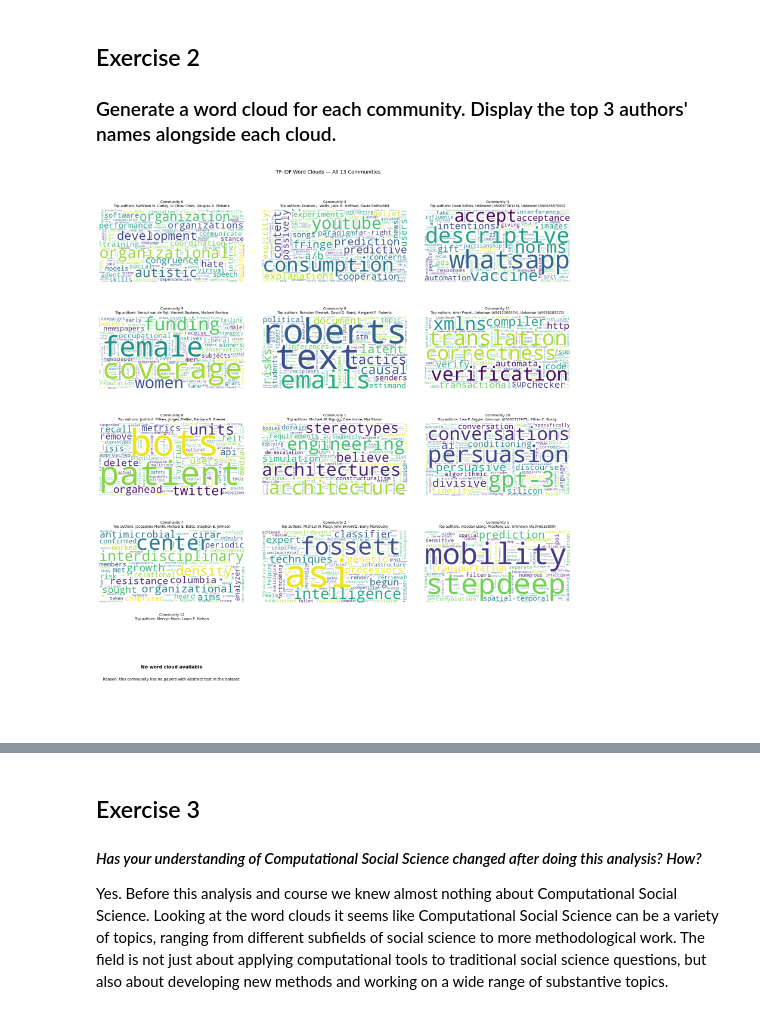
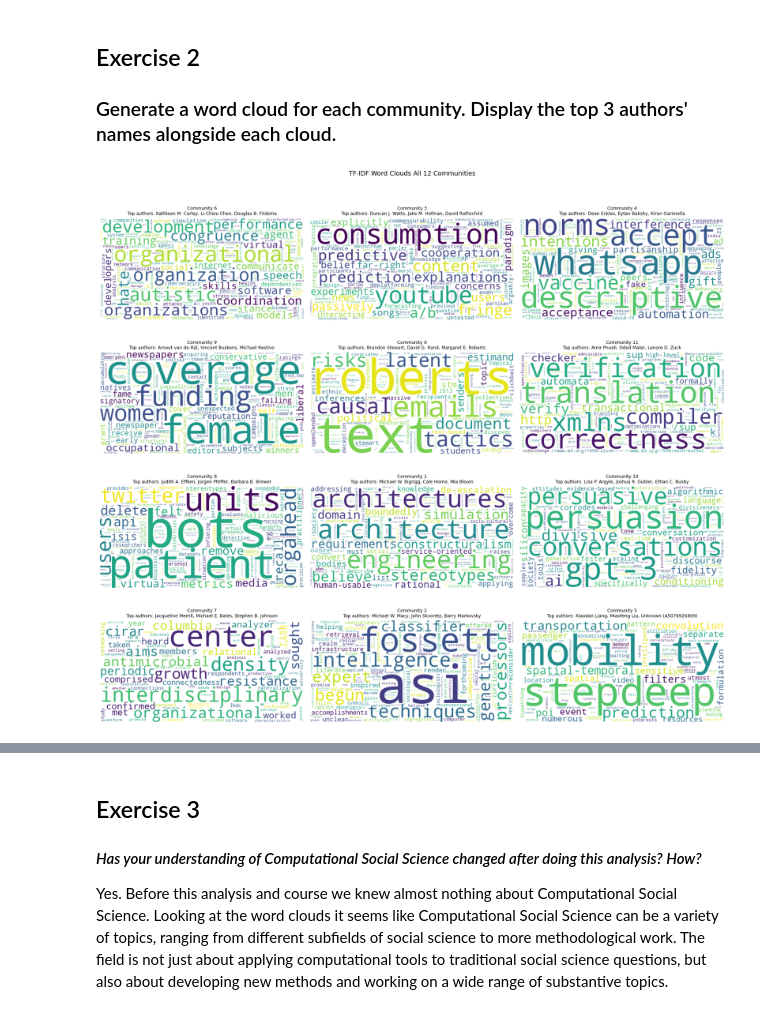
Before and after one commit to oggefaderen/CompSci, a Jupyter notebook: Assignment2/Assignment2.ipynb, the cells around one changed output, grey strips where cells are left out. Saved outputs shown, nothing was run; the diff lists cells and outputs as text; code cells hidden in the pictures.

```diff
--- a/Assignment2/Assignment2.ipynb
+++ b/Assignment2/Assignment2.ipynb
@@ -419,20 +419,20 @@ for word in all_words:
 # %% [output]
 IDF corpus size: N = 12 communities (excluding community 12 which has 0 tokens)
 # %%
-Missing_names = {'A5063557800': 'Kiran Garimella', 'A5012209374':'Oded Maler', 'A5076189272': 'Lenore D. Zuck', 'A5002312975': 'Joshua R. Gubler'}
+Missing_names = {'A5063557800': 'Kiran Garimella', 'A5012209374':'Oded Maler', 'A5076189272': 'Lenore D. Zuck', 'A5002312975': 'Joshua R. Gubler', 'A5006700143': 'Eytan Bakshy'}
 # %%
 # Load supplementary author file (short IDs: 'A5109219790', not full URLs)
 authors2_df = pd.read_csv('./final_authors2.csv')
 
-# CSV1 uses full URLs as IDs; CSV2 uses bare short codes — normalise CSV2 to match
+# CSV1 uses full URLs as IDs; CSV2 uses bare short codes. normalise CSV2 to match
 OPENALEX_BASE = 'https://openalex.org/'
-name_map_csv1 = dict(zip(authors_df['id'], authors_df['display_name']))
+name_map_csv1 = dict(zip(authors_df['id'], authors_df['display_name'])) #
 name_map_csv2 = {OPENALEX_BASE + sid: name for sid, name in zip(authors2_df['author_id'], authors2_df['display_name'])}
 
 # Manual fallback for authors absent from both CSVs (looked up by hand)
 manual_names  = {OPENALEX_BASE + sid: name for sid, name in Missing_names.items()}
 
-# Merge all three — CSV1 wins on overlap; manual entries fill remaining gaps
+# Merge all three CSV1 wins on overlap; manual entries fill remaining gaps
 combined_name_map = {**name_map_csv2, **manual_names, **name_map_csv1}
 
 def author_label(author_id):
@@ -455,34 +455,24 @@ for comm in top9_communities:
     print(f"Community {comm}:")
 
     top_tf_words = sorted(tf_community[comm].items(), key=lambda x: x[1], reverse=True)[:10]
-    print(f"  Top 10 TF words:     {[w for w, _ in top_tf_words]}")
+    print(f"Top 10 TF words: {[w for w, _ in top_tf_words]}")
 
     # Re-compute TF-IDF in-loop so the dict is up-to-date for the word-cloud cell
     tf_idf_community[comm] = {w: tf * idf.get(w, 0) for w, tf in tf_community[comm].items()}
     top_tfidf = sorted(tf_idf_community[comm].items(), key=lambda x: x[1], reverse=True)[:10]
-    print(f"  Top 10 TF-IDF words: {[w for w, _ in top_tfidf]}")
+    print(f"Top 10 TF-IDF words: {[w for w, _ in top_tfidf]}")
 
     top_authors = (
         community_df[community_df['community'] == comm]
         .sort_values(by=['degree', 'author_id'], ascending=[False, True])
         .head(3)
     )
-    print(f"  Top 3 authors:       {[author_label(a) for a in top_authors['author_id']]}")
+    print(f"Top 3 authors: {[author_label(a) for a in top_authors['author_id']]}")
 
     # Flag authors still missing after all three name sources
     for aid in top_authors['author_id']:
         if aid not in combined_name_map:
             still_missing.append((comm, aid))
     print()
-
-# Print terminal warning for any remaining unknowns
-if still_missing:
-    print("=" * 60)
-    print("WARNING: unresolved authors after CSV1 + CSV2 + manual dict:")
-    print("=" * 60)
-    for comm, aid in still_missing:
-        print(f"  Community {comm:2d}  |  {aid.rsplit('/', 1)[-1]}  |  {aid}")
-else:
-    print("All top-3 authors resolved.")
 # %% [output]
 Community 6:
@@ -516,7 +506,7 @@ IDF is what makes this work. It penalizes words based on how many communities co
 import numpy as np  # needed for atleast_1d
 
 # Order by community size so largest appear first; fit into 3-column grid
-communities_by_size = community_df['community'].value_counts().index.tolist()
+communities_by_size = [c for c in community_df['community'].value_counts().index if c != 12]  # exclude community 12 (no abstract data)
 n_cols = 3
 n_rows = math.ceil(len(communities_by_size) / n_cols)
 
@@ -526,36 +516,34 @@ axes_flat = np.atleast_1d(axes).flatten()
 for idx, comm in enumerate(communities_by_size):
     ax = axes_flat[idx]
 
-    # Use TF-IDF weights; fall back to raw TF if TF-IDF is empty
+    # Use TF-IDF weights fall back to raw TF if TF-IDF is empty
     frequencies = tf_idf_community.get(comm, {}) or tf_community.get(comm, {})
 
     # Resolve top-3 authors using combined_name_map (CSV1 + CSV2 + manual)
     top3 = (
-        community_df[community_df['community'] == comm]
-        .sort_values(by=['degree', 'author_id'], ascending=[False, True])
-        .head(3)
+        community_df[community_df['community'] == comm].sort_values(by=['degree', 'author_id'], ascending=[False, True]).head(3)
     )
     author_names = [author_label(aid) for aid in top3['author_id']]
 
     if frequencies:
         wc = WordCloud(width=600, height=300, background_color='white', colormap='viridis')
         ax.imshow(wc.generate_from_frequencies(frequencies), interpolation='bilinear')
     else:
         # No tokens available — show placeholder
         ax.set_facecolor('#f4f4f4')
         ax.text(0.5, 0.56, 'No word cloud available',
                 ha='center', va='center', fontsize=12, fontweight='bold', transform=ax.transAxes)
         ax.text(0.5, 0.44, 'No abstract text in dataset.',
                 ha='center', va='center', fontsize=10, transform=ax.transAxes)
 
     ax.axis('off')
     ax.set_title(f"Community {comm}\nTop authors: {', '.join(author_names)}", fontsize=9, pad=6)
 
 for ax in axes_flat[len(communities_by_size):]:
     ax.axis('off')
 
-plt.suptitle(f'TF-IDF Word Clouds — All {len(communities_by_size)} Communities', fontsize=13, y=1.02)
+plt.suptitle(f'TF-IDF Word Clouds All {len(communities_by_size)} Communities', fontsize=13, y=1.02)
 plt.tight_layout()
 plt.show()
 # %% [output]
-[figure, old version]
+[figure, new version]
```
Also changed, not shown: parts of 6 cells of this notebook.
